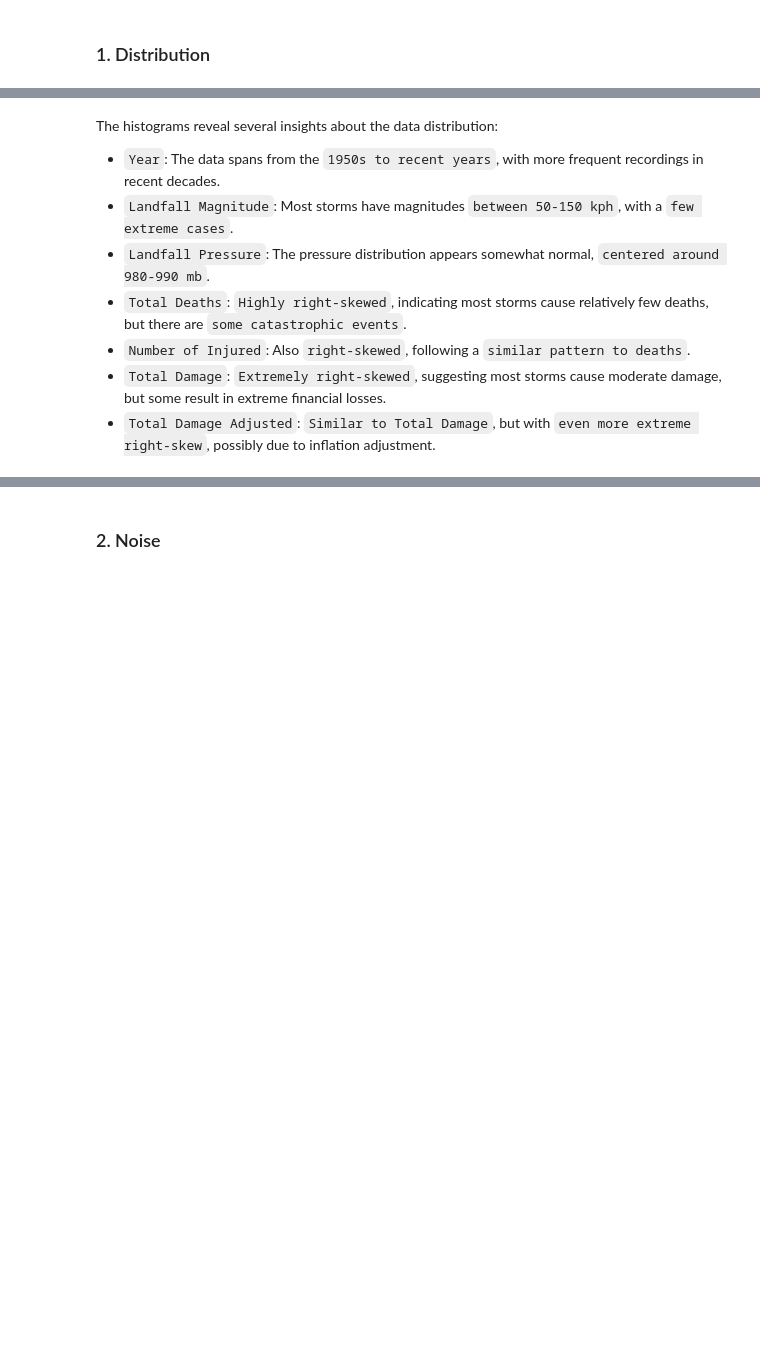
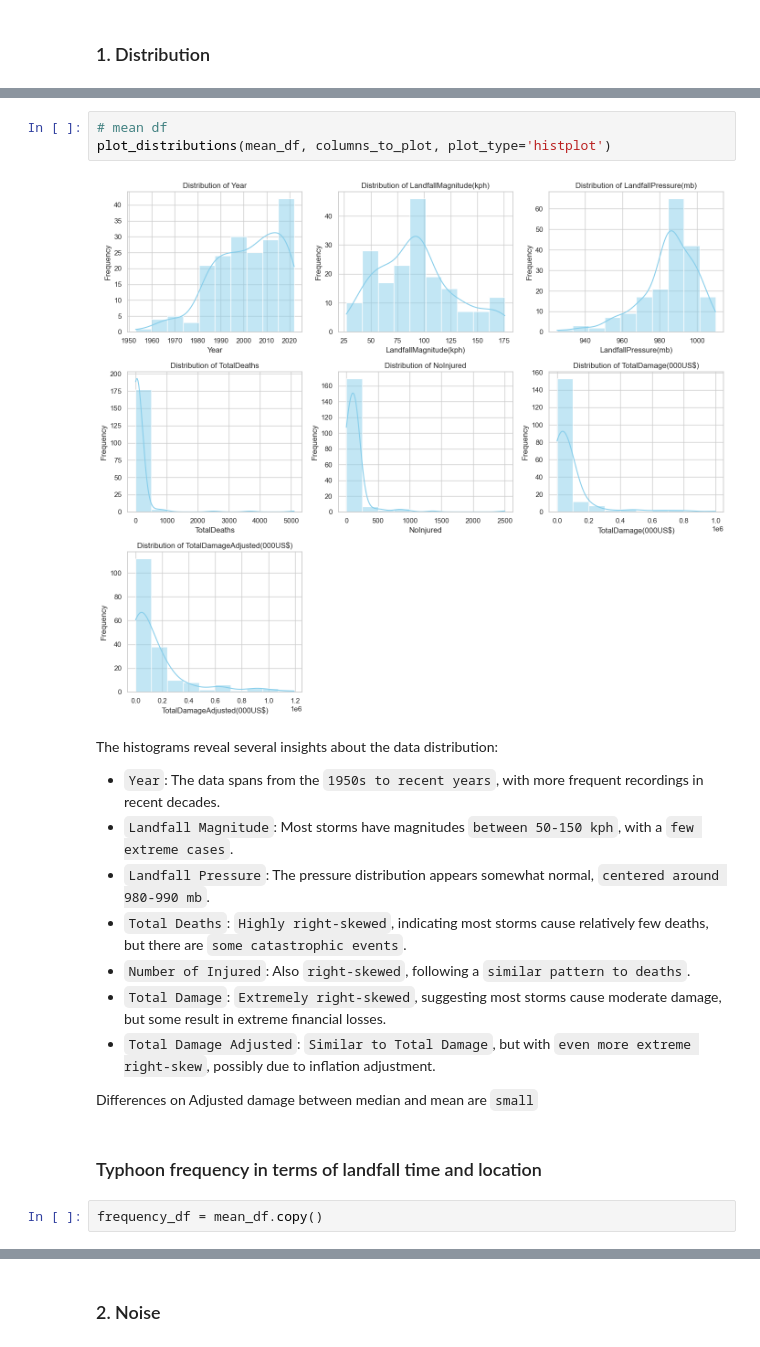
Before and after one commit to KanjiroReal/Vietnam-Storm-Damage-analysis, a Jupyter notebook: EDA.ipynb, the cells around one changed output, grey strips where cells are left out. Drawn from its saved outputs; the diff is of its cells as text; blank space fills up the shorter version.

```diff
--- a/EDA.ipynb
+++ b/EDA.ipynb
@@ -195,3 +254,8 @@ plot_distributions(df, columns_to_plot, plot_type='histplot')
+# %%
+# mean df
+plot_distributions(mean_df, columns_to_plot, plot_type='histplot')
+# %% [output]
+[figure, added]
 # %% [markdown]
 The histograms reveal several insights about the data distribution:
 
@@ -202,3 +266,10 @@ The histograms reveal several insights about the data distribution:
 - `Number of Injured`: Also `right-skewed`, following a `similar pattern to deaths`.
 - `Total Damage`: `Extremely right-skewed`, suggesting most storms cause moderate damage, but some result in extreme financial losses.
 - `Total Damage Adjusted`: `Similar to Total Damage`, but with `even more extreme right-skew`, possibly due to inflation adjustment.
+
+
+Differences on Adjusted damage between median and mean are `small`
+# %% [markdown]
+### Typhoon frequency in terms of landfall time and location
+# %%
+frequency_df = mean_df.copy()
```
Also changed, not shown: parts of 42 cells of this notebook, 9 other files.
